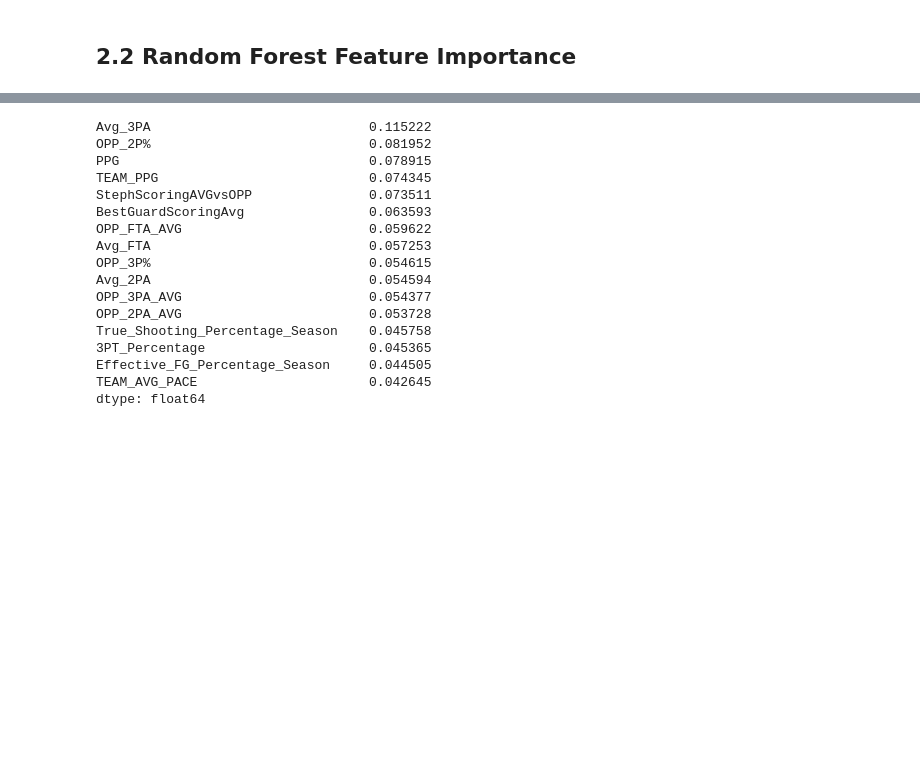
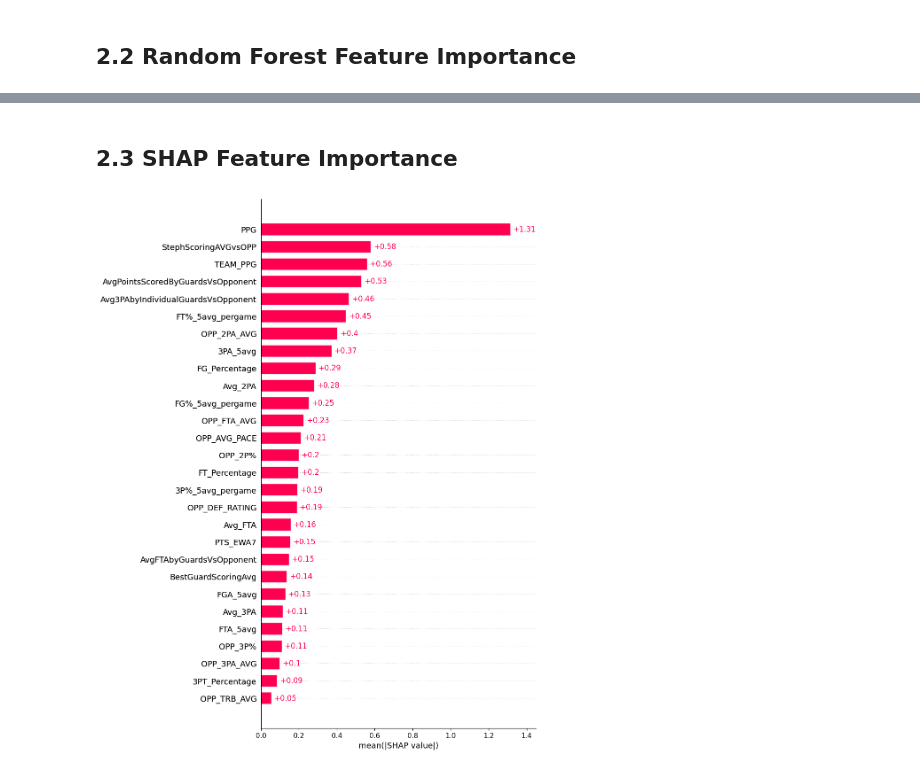
Before and after one commit to calvinnguyen9/Steph_Curry_Player_Prop, a Jupyter notebook: 4. Feature_Engineering.ipynb, the cells around one changed output, grey strips where cells are left out. Saved outputs shown, nothing was run; the diff lists cells and outputs as text; code cells hidden in the pictures; blank space fills up the shorter version.

Commit message:
updating files with new feature engineering/model updates

```diff
--- a/4. Feature_Engineering.ipynb
+++ b/4. Feature_Engineering.ipynb
@@ -519,20 +558,11 @@ pd.set_option('display.max_rows', 10)
-# %%
-feature_imp
-# %% [output]
-Avg_3PA                            0.115222
-OPP_2P%                            0.081952
-PPG                                0.078915
-TEAM_PPG                           0.074345
-StephScoringAVGvsOPP               0.073511
-BestGuardScoringAvg                0.063593
-OPP_FTA_AVG                        0.059622
-Avg_FTA                            0.057253
-OPP_3P%                            0.054615
-Avg_2PA                            0.054594
-OPP_3PA_AVG                        0.054377
-OPP_2PA_AVG                        0.053728
-True_Shooting_Percentage_Season    0.045758
-3PT_Percentage                     0.045365
-Effective_FG_Percentage_Season     0.044505
-TEAM_AVG_PACE                      0.042645
-dtype: float64
+# %% [markdown]
+## 2.3 SHAP Feature Importance
+# %%
+# Fits the explainer
+explainer = shap.Explainer(model.predict, X_test)
+# Calculates the SHAP values - It takes some time
+shap_values = explainer(X_test)
+# %%
+shap.plots.bar(shap_values,  max_display=X_test.shape[1])
+# %% [output]
+[figure, added]
```
Also changed, not shown: parts of 25 cells of this notebook, 1 other file.
